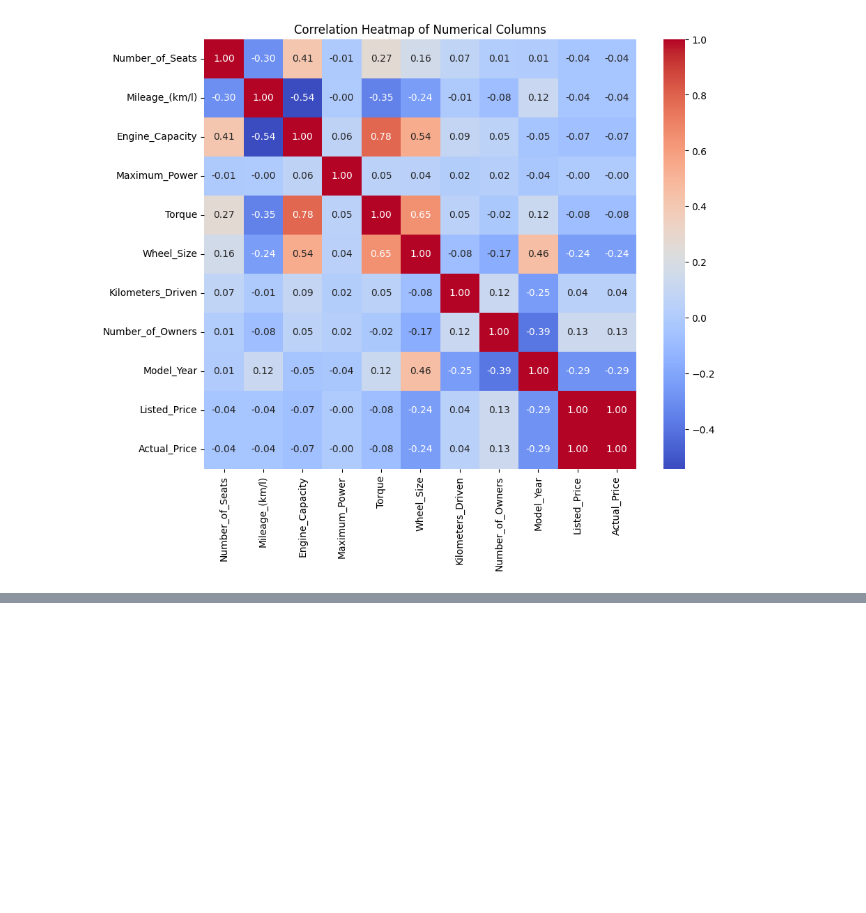
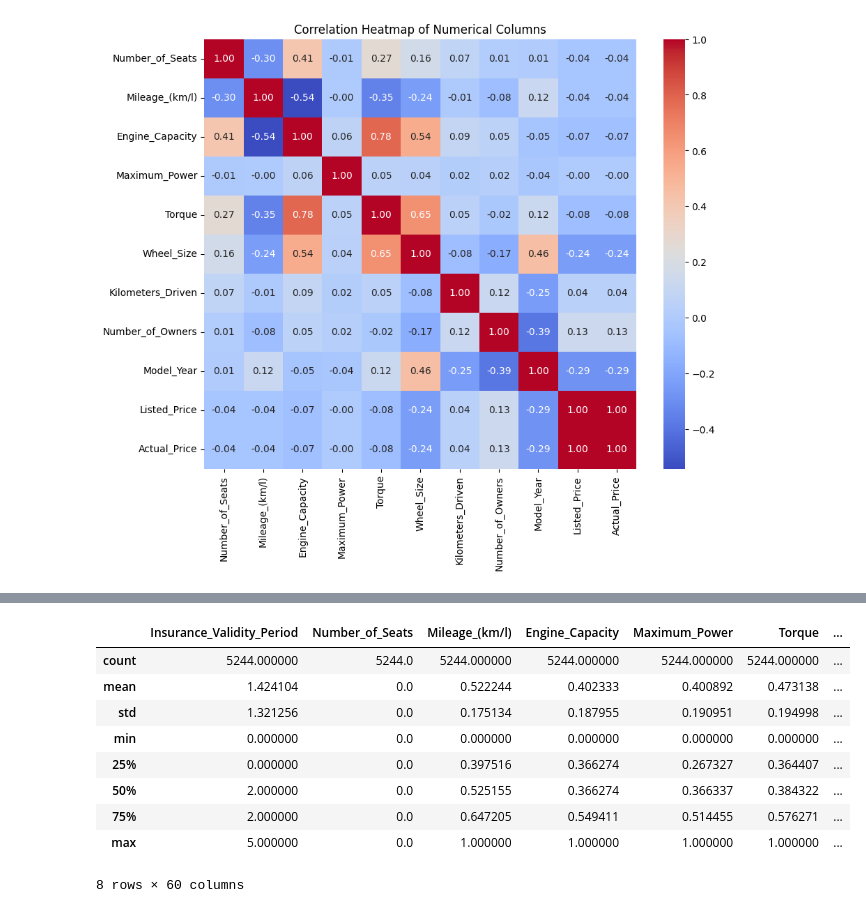
Before and after one commit to Nagasuruthi-R/car_dheko_machine_learning, a Jupyter notebook: project/encoding_entire_cleaned_dataset.ipynb, the cells around one changed output, grey strips where cells are left out. Saved outputs shown, nothing was run; the diff lists cells and outputs as text; code cells hidden in the pictures; blank space fills up the shorter version.

```diff
--- a/project/encoding_entire_cleaned_dataset.ipynb
+++ b/project/encoding_entire_cleaned_dataset.ipynb
@@ -236,0 +215,19 @@ plt.show()
+# %%
+from sklearn.preprocessing import MinMaxScaler
+
+# Assuming `df` is your DataFrame and `numerical_columns` is a list of columns to normalize
+scaler = MinMaxScaler()
+df_reduced[numerical_columns] = scaler.fit_transform(df_reduced[numerical_columns])
+# %%
+df_reduced.describe()
+# %% [output]
+|  | Insurance_Validity_Period | Number_of_Seats | Mileage_(km/l) | Engine_Capacity | Maximum_Power | Torque | ... |
+| count | 5244.000000 | 5244.0 | 5244.000000 | 5244.000000 | 5244.000000 | 5244.000000 | ... |
+| mean | 1.424104 | 0.0 | 0.522244 | 0.402333 | 0.400892 | 0.473138 | ... |
+| std | 1.321256 | 0.0 | 0.175134 | 0.187955 | 0.190951 | 0.194998 | ... |
+| min | 0.000000 | 0.0 | 0.000000 | 0.000000 | 0.000000 | 0.000000 | ... |
+| 25% | 0.000000 | 0.0 | 0.397516 | 0.366274 | 0.267327 | 0.364407 | ... |
+| 50% | 2.000000 | 0.0 | 0.525155 | 0.366274 | 0.366337 | 0.384322 | ... |
+| 75% | 2.000000 | 0.0 | 0.647205 | 0.549411 | 0.514455 | 0.576271 | ... |
+| max | 5.000000 | 0.0 | 1.000000 | 1.000000 | 1.000000 | 1.000000 | ... |
+8 rows × 60 columns
```
Also changed, not shown: parts of 50 cells of this notebook, 6 other files.
